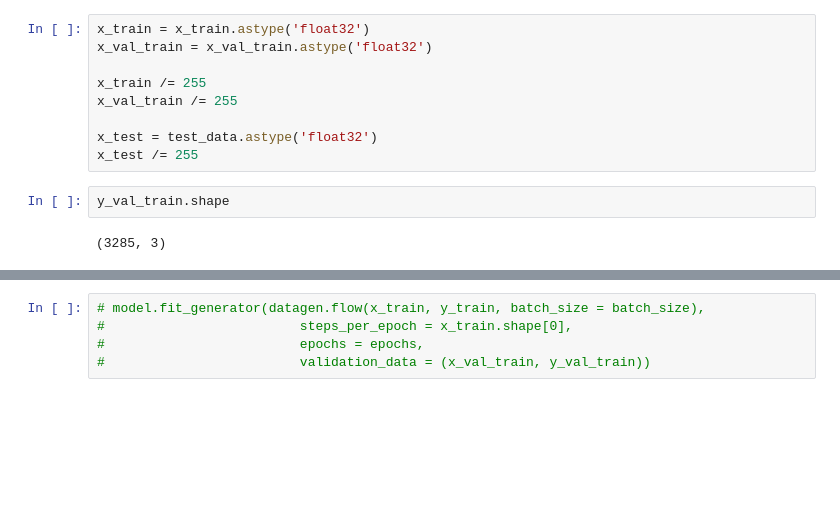
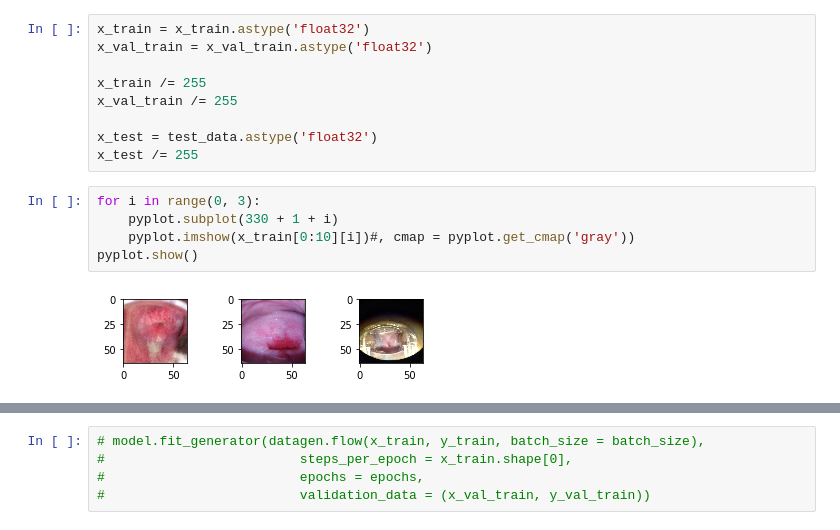
Before and after one commit to rorysroes/Kaggle_Cervical_Cancer_Screening, a Jupyter notebook: Rory/Dev-ipynb/resize_data/LB.ipynb, the cells around one changed output, grey strips where cells are left out. Saved outputs shown, nothing was run; the diff lists cells and outputs as text; blank space fills up the shorter version.

```diff
--- a/Rory/Dev-ipynb/resize_data/LB.ipynb
+++ b/Rory/Dev-ipynb/resize_data/LB.ipynb
@@ -250,7 +289,10 @@ x_val_train /= 255
 
 x_test = test_data.astype('float32')
 x_test /= 255
-# %%
-y_val_train.shape
-# %% [output]
-(3285, 3)
+# %%
+for i in range(0, 3):
+    pyplot.subplot(330 + 1 + i)
+    pyplot.imshow(x_train[0:10][i])#, cmap = pyplot.get_cmap('gray'))
+pyplot.show()
+# %% [output]
+[figure, added]
```
Also changed, not shown: parts of 12 cells of this notebook, 1 other file.
